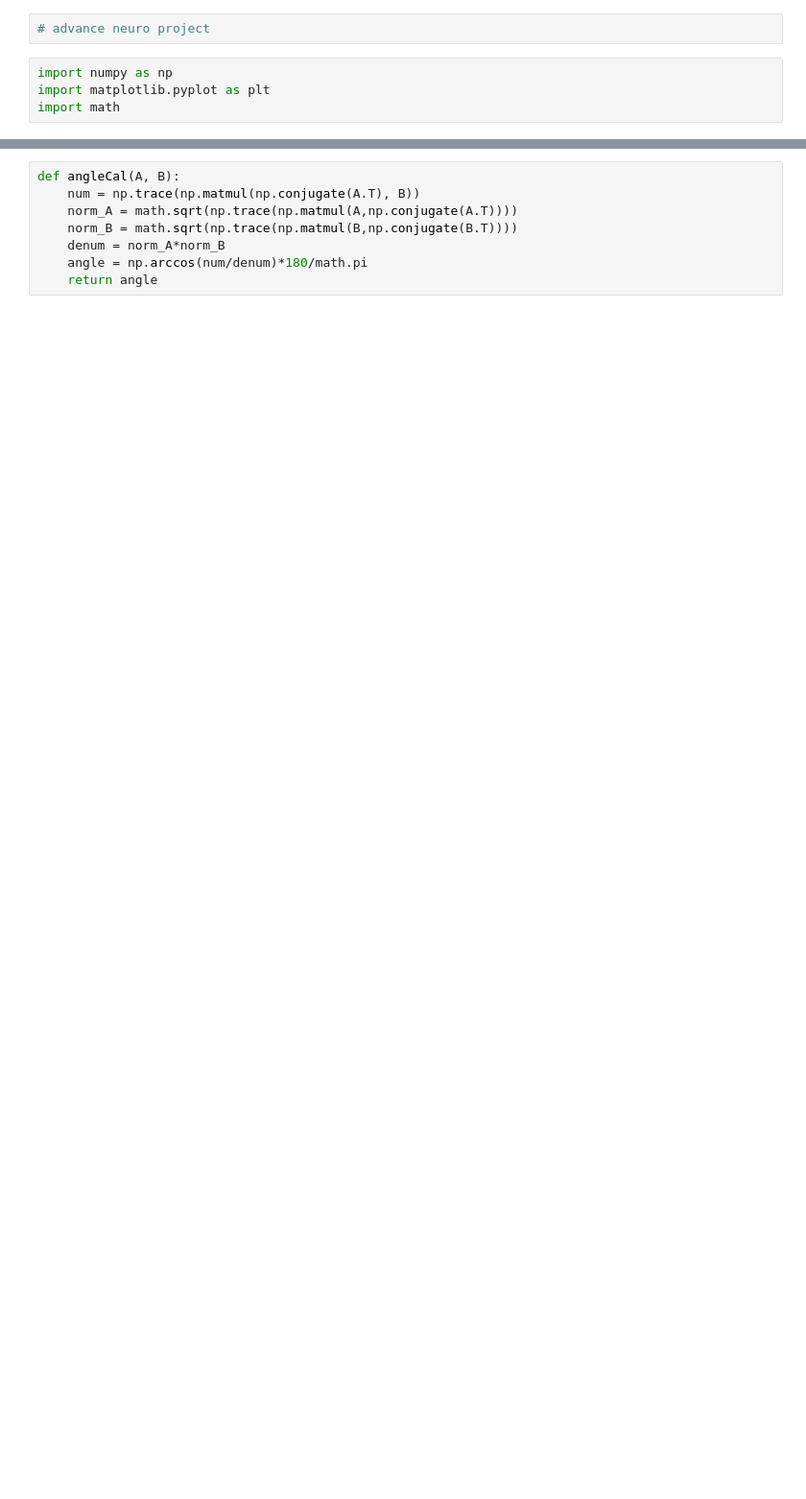
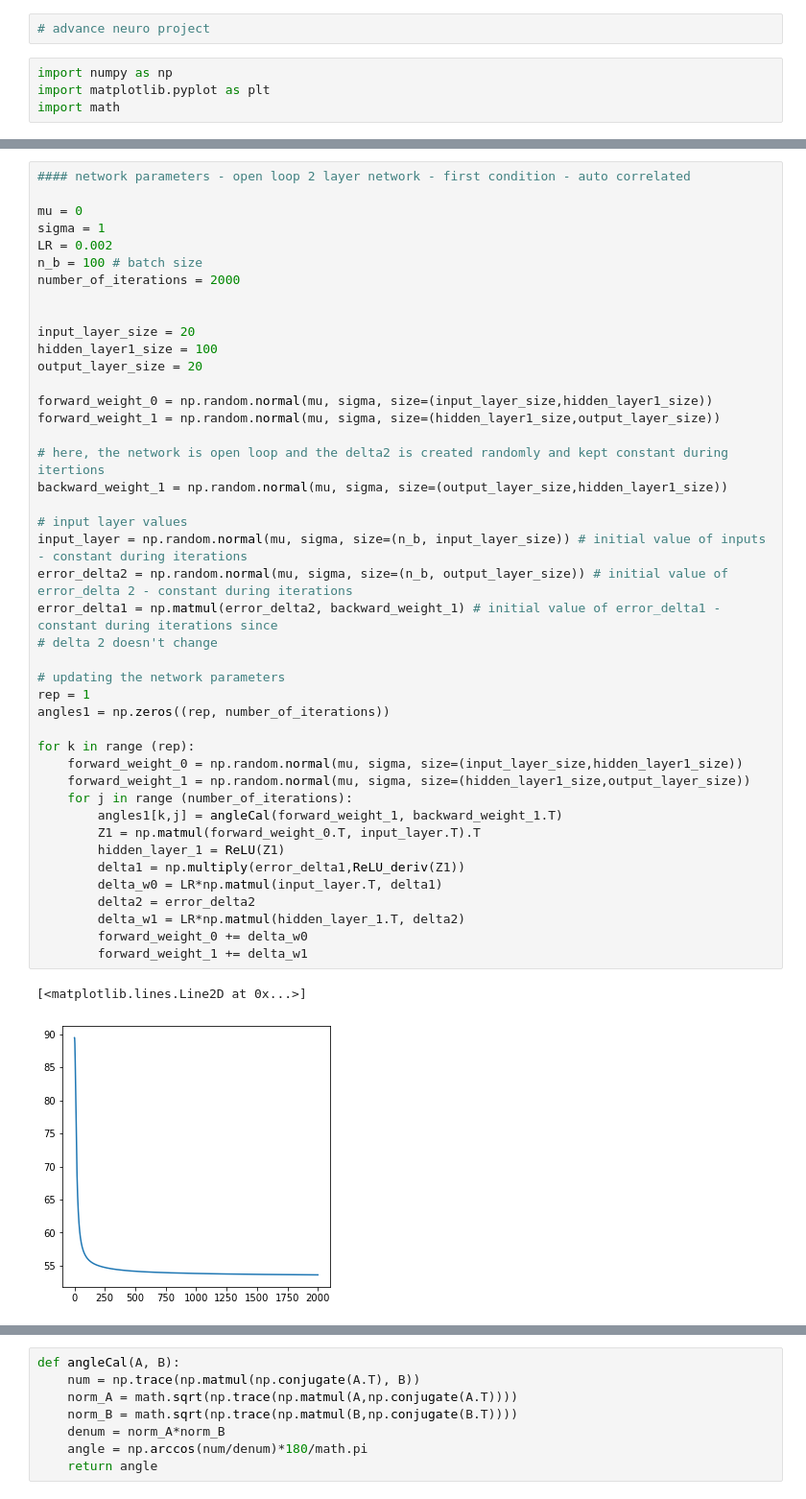
Before and after one commit to ARMINPAN/Advance-Neuroscience-FInal-Project, a Jupyter notebook: Main.ipynb, the cells around one changed output, grey strips where cells are left out. Shown at 96% size. Drawn from its saved outputs; the diff is of its cells as text; blank space fills up the shorter version.

Commit message:
auto correlated condition done

```diff
--- a/Main.ipynb
+++ b/Main.ipynb
@@ -49,0 +7,46 @@ ax.plot(np.arange(1,number_of_iterations+1),angles1)
+# %%
+#### network parameters - open loop 2 layer network - first condition - auto correlated
+
+mu = 0
+sigma = 1
+LR = 0.002
+n_b = 100 # batch size
+number_of_iterations = 2000
+
+
+input_layer_size = 20
+hidden_layer1_size = 100
+output_layer_size = 20
+
+forward_weight_0 = np.random.normal(mu, sigma, size=(input_layer_size,hidden_layer1_size))
+forward_weight_1 = np.random.normal(mu, sigma, size=(hidden_layer1_size,output_layer_size))
+
+# here, the network is open loop and the delta2 is created randomly and kept constant during itertions
+backward_weight_1 = np.random.normal(mu, sigma, size=(output_layer_size,hidden_layer1_size))
+
+# input layer values
+input_layer = np.random.normal(mu, sigma, size=(n_b, input_layer_size)) # initial value of inputs - constant during iterations
+error_delta2 = np.random.normal(mu, sigma, size=(n_b, output_layer_size)) # initial value of error_delta 2 - constant during iterations
+error_delta1 = np.matmul(error_delta2, backward_weight_1) # initial value of error_delta1 - constant during iterations since
+# delta 2 doesn't change
+
+# updating the network parameters
+rep = 1
+angles1 = np.zeros((rep, number_of_iterations))
+
+for k in range (rep):
+    forward_weight_0 = np.random.normal(mu, sigma, size=(input_layer_size,hidden_layer1_size))
+    forward_weight_1 = np.random.normal(mu, sigma, size=(hidden_layer1_size,output_layer_size))
+    for j in range (number_of_iterations):
+        angles1[k,j] = angleCal(forward_weight_1, backward_weight_1.T)
+        Z1 = np.matmul(forward_weight_0.T, input_layer.T).T
+        hidden_layer_1 = ReLU(Z1)
+        delta1 = np.multiply(error_delta1,ReLU_deriv(Z1))
+        delta_w0 = LR*np.matmul(input_layer.T, delta1)
+        delta2 = error_delta2
+        delta_w1 = LR*np.matmul(hidden_layer_1.T, delta2)
+        forward_weight_0 += delta_w0
+        forward_weight_1 += delta_w1
+# %% [output]
+[<matplotlib.lines.Line2D at 0x...>]
+[figure, added]
```
Also changed, not shown: parts of 9 cells of this notebook.
